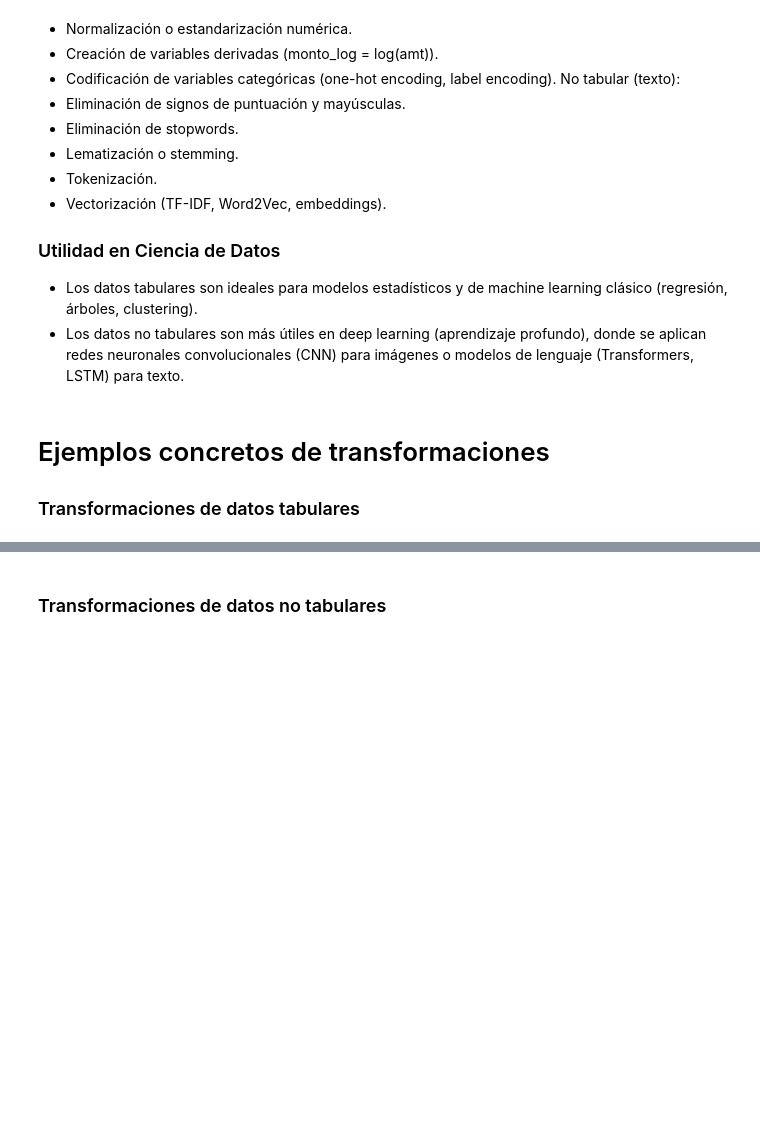
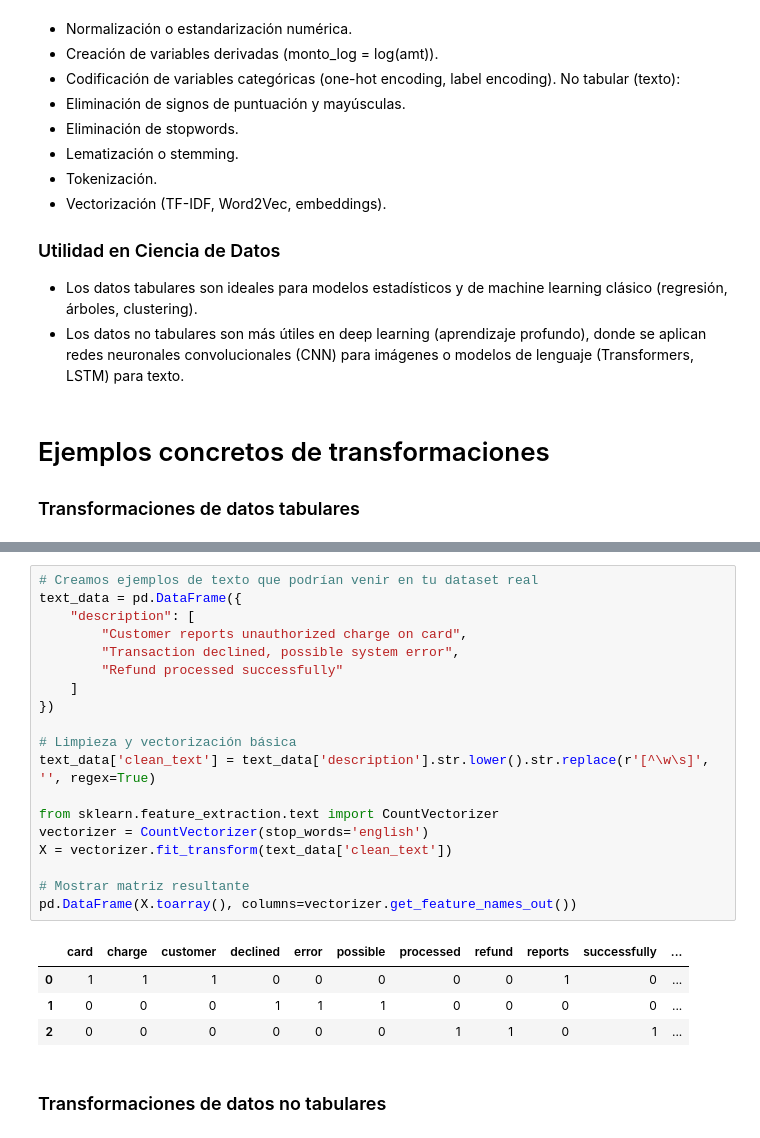
Before and after one commit to altairBASIC/INFB6052-Herramientas-para-Ciencia-de-Datos, a Jupyter notebook: prueba-1/Primera-Parte/comparacion(1)/tabular.ipynb, the cells around one changed output, grey strips where cells are left out. Drawn from its saved outputs; the diff is of its cells as text; blank space fills up the shorter version.

```diff
--- a/prueba-1/Primera-Parte/comparacion(1)/tabular.ipynb
+++ b/prueba-1/Primera-Parte/comparacion(1)/tabular.ipynb
@@ -348,2 +359,26 @@ No tabular (texto):
+# %%
+# Creamos ejemplos de texto que podrían venir en tu dataset real
+text_data = pd.DataFrame({
+    "description": [
+        "Customer reports unauthorized charge on card",
+        "Transaction declined, possible system error",
+        "Refund processed successfully"
+    ]
+})
+
+# Limpieza y vectorización básica
+text_data['clean_text'] = text_data['description'].str.lower().str.replace(r'[^\w\s]', '', regex=True)
+
+from sklearn.feature_extraction.text import CountVectorizer
+vectorizer = CountVectorizer(stop_words='english')
+X = vectorizer.fit_transform(text_data['clean_text'])
+
+# Mostrar matriz resultante
+pd.DataFrame(X.toarray(), columns=vectorizer.get_feature_names_out())
+# %% [output]
+|  | card | charge | customer | declined | error | possible | processed | refund | reports | successfully | ... |
+| 0 | 1 | 1 | 1 | 0 | 0 | 0 | 0 | 0 | 1 | 0 | ... |
+| 1 | 0 | 0 | 0 | 1 | 1 | 1 | 0 | 0 | 0 | 0 | ... |
+| 2 | 0 | 0 | 0 | 0 | 0 | 0 | 1 | 1 | 0 | 1 | ... |
 # %% [markdown]
 ### Transformaciones de datos no tabulares
```
Also changed, not shown: parts of 4 cells of this notebook.
